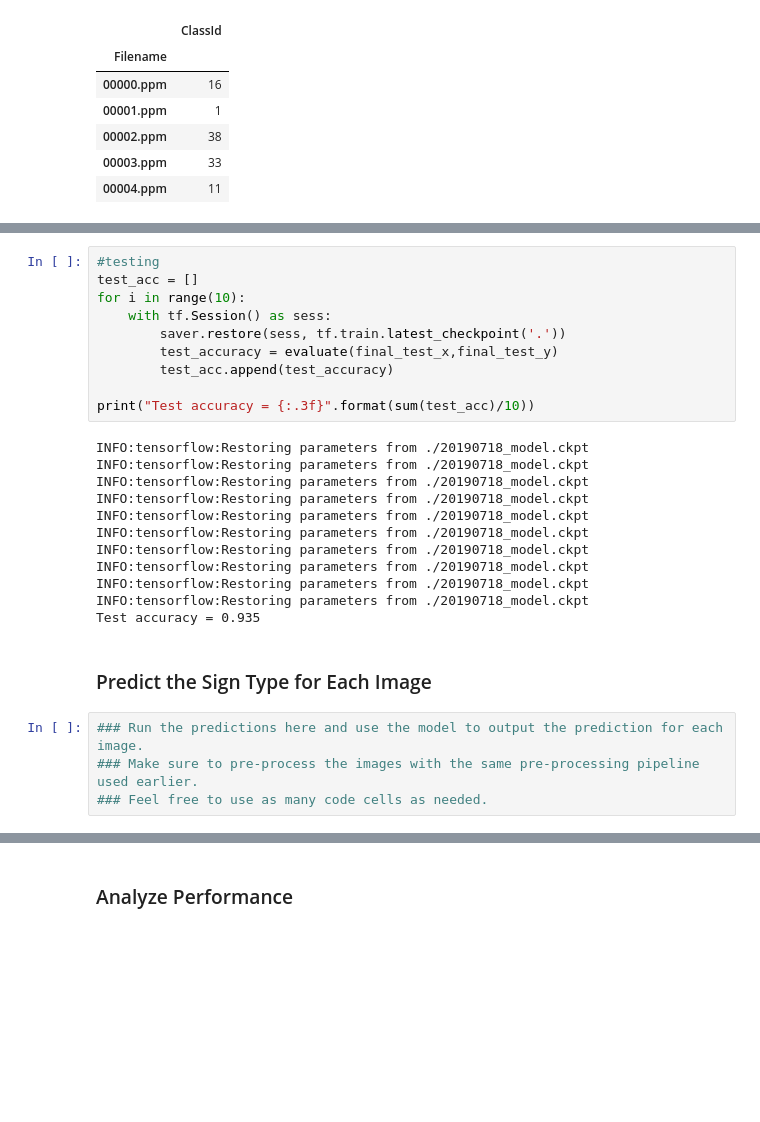
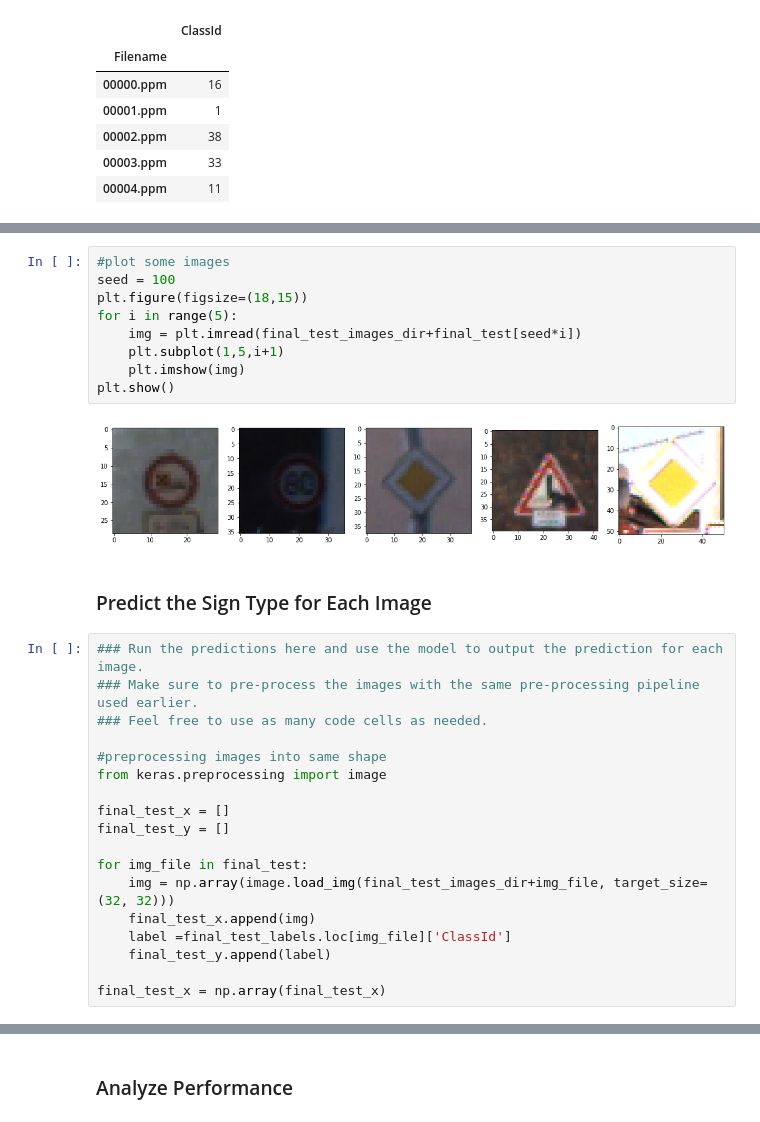
Before and after one commit to dengjianbo3/Self_driving_projects, a Jupyter notebook: P3-Traffic-Sign-Classifier/Traffic_Sign_Classifier.ipynb, the cells around one changed output, grey strips where cells are left out. Saved outputs shown, nothing was run; the diff lists cells and outputs as text; blank space fills up the shorter version.

```diff
--- a/P3-Traffic-Sign-Classifier/Traffic_Sign_Classifier.ipynb
+++ b/P3-Traffic-Sign-Classifier/Traffic_Sign_Classifier.ipynb
@@ -439,28 +458,31 @@ final_test_y = np.array(final_test_y)
-# %%
-#testing
-test_acc = []
-for i in range(10):
-    with tf.Session() as sess:
-        saver.restore(sess, tf.train.latest_checkpoint('.'))
-        test_accuracy = evaluate(final_test_x,final_test_y)
-        test_acc.append(test_accuracy)
-
-print("Test accuracy = {:.3f}".format(sum(test_acc)/10))
-# %% [output]
-INFO:tensorflow:Restoring parameters from ./20190718_model.ckpt
-INFO:tensorflow:Restoring parameters from ./20190718_model.ckpt
-INFO:tensorflow:Restoring parameters from ./20190718_model.ckpt
-INFO:tensorflow:Restoring parameters from ./20190718_model.ckpt
-INFO:tensorflow:Restoring parameters from ./20190718_model.ckpt
-INFO:tensorflow:Restoring parameters from ./20190718_model.ckpt
-INFO:tensorflow:Restoring parameters from ./20190718_model.ckpt
-INFO:tensorflow:Restoring parameters from ./20190718_model.ckpt
-INFO:tensorflow:Restoring parameters from ./20190718_model.ckpt
-INFO:tensorflow:Restoring parameters from ./20190718_model.ckpt
-Test accuracy = 0.935
+# %%
+#plot some images
+seed = 100
+plt.figure(figsize=(18,15))
+for i in range(5):
+    img = plt.imread(final_test_images_dir+final_test[seed*i])
+    plt.subplot(1,5,i+1)
+    plt.imshow(img)
+plt.show()
+# %% [output]
+[figure, added]
 # %% [markdown]
 ### Predict the Sign Type for Each Image
 # %%
 ### Run the predictions here and use the model to output the prediction for each image.
 ### Make sure to pre-process the images with the same pre-processing pipeline used earlier.
 ### Feel free to use as many code cells as needed.
+
+#preprocessing images into same shape
+from keras.preprocessing import image
+
+final_test_x = []
+final_test_y = []
+
+for img_file in final_test:
+    img = np.array(image.load_img(final_test_images_dir+img_file, target_size=(32, 32)))
+    final_test_x.append(img)
+    label =final_test_labels.loc[img_file]['ClassId']
+    final_test_y.append(label)
+
+final_test_x = np.array(final_test_x)
```
Also changed, not shown: parts of 13 cells of this notebook, 4 other files.
